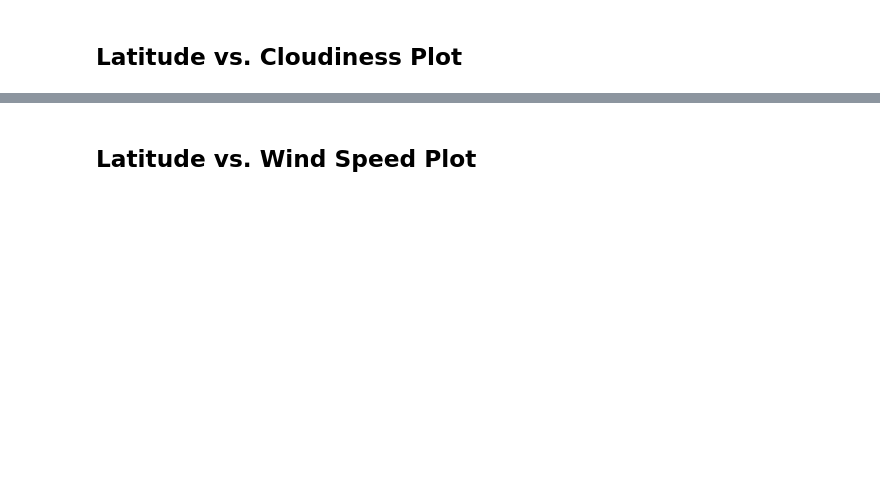
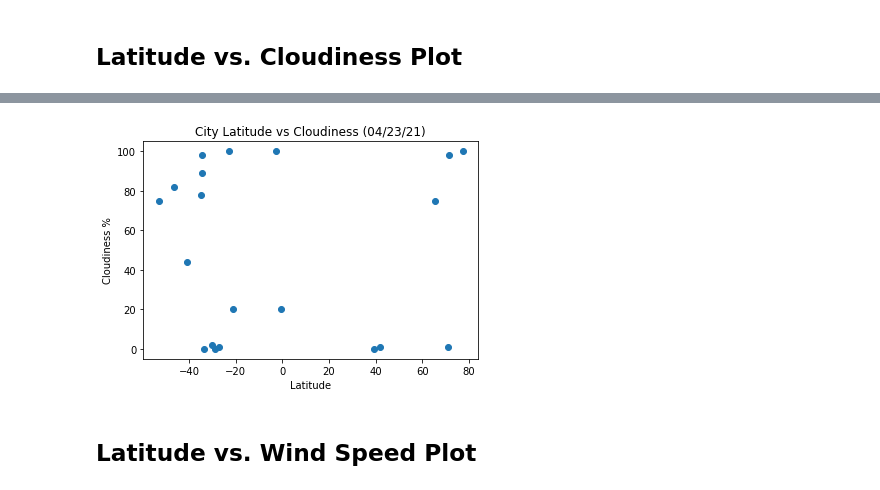
Before and after one commit to Pip85/practice-api, a Jupyter notebook: WeatherPy/WeatherPy.ipynb, the cells around one changed output, grey strips where cells are left out. Saved outputs shown, nothing was run; the diff lists cells and outputs as text; code cells hidden in the pictures; blank space fills up the shorter version.

```diff
--- a/WeatherPy/WeatherPy.ipynb
+++ b/WeatherPy/WeatherPy.ipynb
@@ -184,2 +264,12 @@ Int64Index([], dtype='int64')
+# %%
+x_axis = clean_city_df["Lat"]
+y_axis = clean_city_df["Cloudiness"]
+plt.scatter(x_axis, y_axis, marker = "o", cmap="viridis")
+plt.title("City Latitude vs Cloudiness (04/23/21)")
+plt.xlabel("Latitude")
+plt.ylabel("Cloudiness %")
+plt.show()
+# %% [output]
+[figure, added]
 # %% [markdown]
 ## Latitude vs. Wind Speed Plot
```
Also changed, not shown: parts of 34 cells of this notebook, 4 other files.
